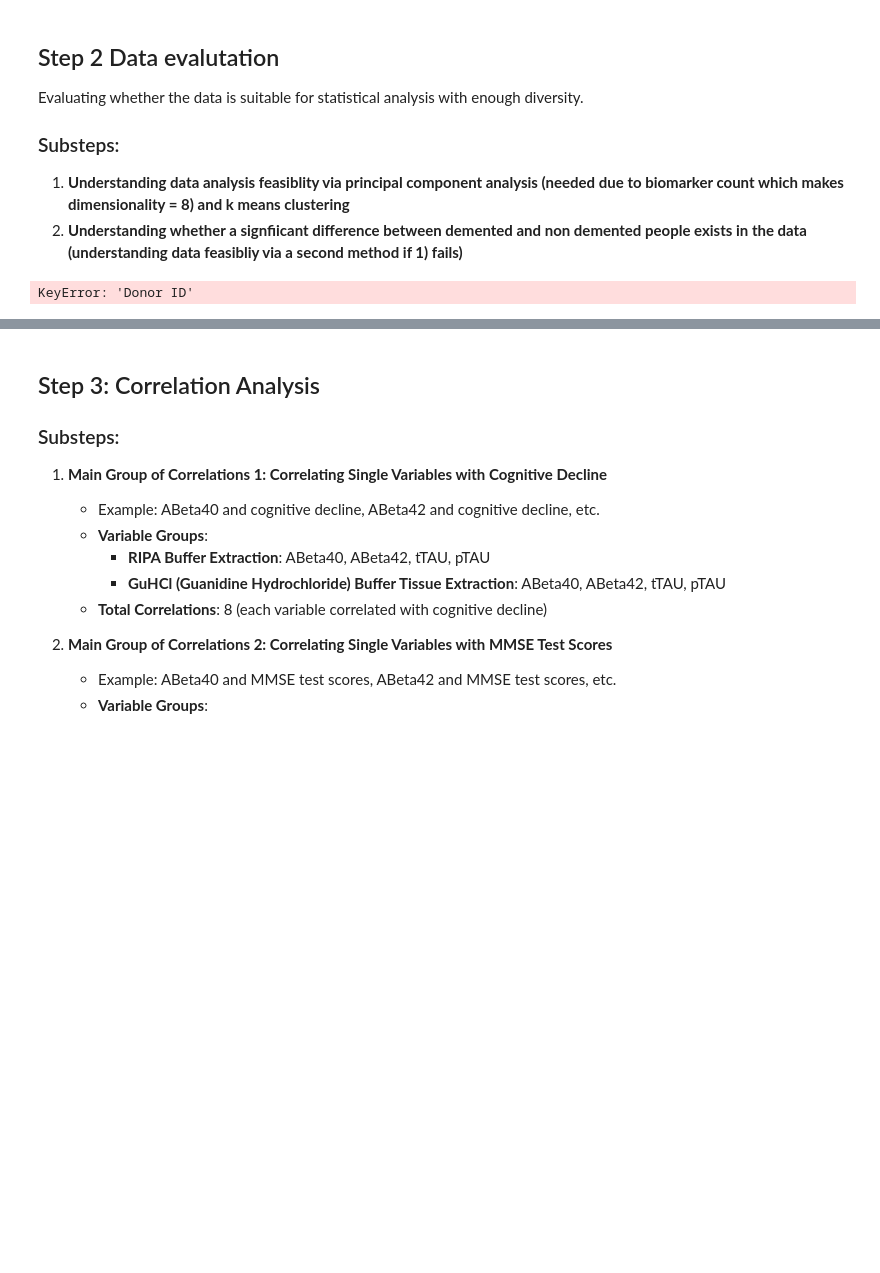
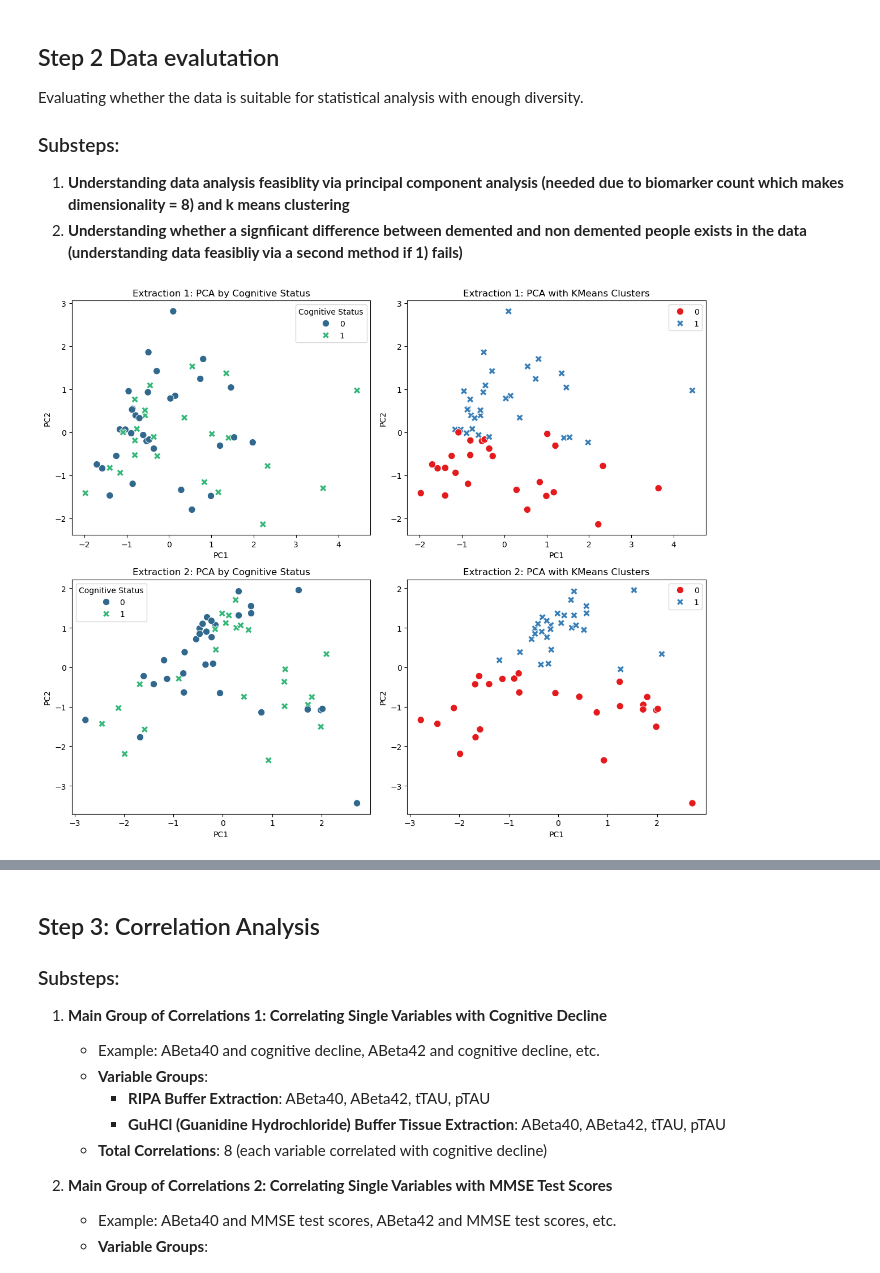
Before and after one commit to Sastrelli/Alzheimers_Confirmation_study, a Jupyter notebook: src/notebook.ipynb, the cells around one changed output, grey strips where cells are left out. Cells and saved outputs as stored; diff of their text form; code cells hidden in the pictures; blank space fills up the shorter version.

Commit message:
fix variable error

```diff
--- a/src/notebook.ipynb
+++ b/src/notebook.ipynb
@@ -46,7 +46,7 @@ def decrypt_file(file_path, key):
 alzheimers_prediction_dataset = pd.read_csv(BytesIO(decrypt_file("./data/alzheimers_prediction_dataset.csv", key)))
 sea_ad_cohort_donor_metadata = pd.read_excel(BytesIO(decrypt_file("./data/sea-ad_cohort_donor_metadata_072524 (1).xlsx", key)))
 sea_ad_cohort_mri_volumetrics = pd.read_excel(BytesIO(decrypt_file("./data/sea-ad_cohort_mri_volumetrics (2).xlsx", key)))
-sea_ad_cohort_mtg_tissue_extractions_luminex_data = pd.read_excel(BytesIO(decrypt_file("./data/sea-ad_cohort_mtg-tissue_extractions-luminex_data (1).xlsx", key)))
+sea_ad_cohort_mtg_tissue_extractions_luminex_data = pd.read_excel(BytesIO(decrypt_file("./data/sea-ad_cohort_mtg-tissue_extractions-luminex_data (1).xlsx", key)), header=1)
 # %% [markdown]
 ## Step 2 Data evalutation
 Evaluating whether the data is suitable for statistical analysis with enough diversity.
@@ -77,8 +65,8 @@ from sklearn.preprocessing import StandardScaler
 # Load and merge datasets
 
 
-metadata_dementia = pd.read_excel(BytesIO(decrypt_file("./data/sea-ad_cohort_donor_metadata_072524 (1).xlsx", key)))
-markers = pd.read_excel(BytesIO(decrypt_file("./data/sea-ad_cohort_mtg-tissue_extractions-luminex_data (1).xlsx", key)))
+metadata_dementia = sea_ad_cohort_donor_metadata.copy()
+markers = sea_ad_cohort_mtg_tissue_extractions_luminex_data.copy()
 markers_metadata = markers.merge(metadata_dementia, on="Donor ID", how="inner")
 
 
@@ -119,34 +107,34 @@ fig, axs = plt.subplots(2, 2, figsize=(12, 10))
 sns.scatterplot(x=X_pca_extr1[:, 0], y=X_pca_extr1[:, 1],
                 hue=cog_status_extr1, palette="viridis", style=cog_status_extr1, s=80, ax=axs[0, 0])
 axs[0, 0].set_title("Extraction 1: PCA by Cognitive Status")
 axs[0, 0].set_xlabel("PC1")
 axs[0, 0].set_ylabel("PC2")
 
 # Extraction 1: PCA colored by k-means clusters
 sns.scatterplot(x=X_pca_extr1[:, 0], y=X_pca_extr1[:, 1],
                 hue=clusters_extr1, palette="Set1", style=clusters_extr1, s=80, ax=axs[0, 1])
 axs[0, 1].set_title("Extraction 1: PCA with KMeans Clusters")
 axs[0, 1].set_xlabel("PC1")
 axs[0, 1].set_ylabel("PC2")
 
 # Extraction 2: PCA colored by Cognitive Status
 sns.scatterplot(x=X_pca_extr2[:, 0], y=X_pca_extr2[:, 1],
                 hue=cog_status_extr2, palette="viridis", style=cog_status_extr2, s=80, ax=axs[1, 0])
 axs[1, 0].set_title("Extraction 2: PCA by Cognitive Status")
 axs[1, 0].set_xlabel("PC1")
 axs[1, 0].set_ylabel("PC2")
 
 # Extraction 2: PCA colored by k-means clusters
 sns.scatterplot(x=X_pca_extr2[:, 0], y=X_pca_extr2[:, 1],
                 hue=clusters_extr2, palette="Set1", style=clusters_extr2, s=80, ax=axs[1, 1])
 axs[1, 1].set_title("Extraction 2: PCA with KMeans Clusters")
 axs[1, 1].set_xlabel("PC1")
 axs[1, 1].set_ylabel("PC2")
 
 plt.tight_layout()
 plt.show()
 # %% [output]
-KeyError: 'Donor ID'
+[figure, added]
 # %%
 # CODE 2: PCA and k-means clustering using MMSE Score only for visuals
 import pandas as pd
```
Also changed, not shown: parts of 7 cells of this notebook.
